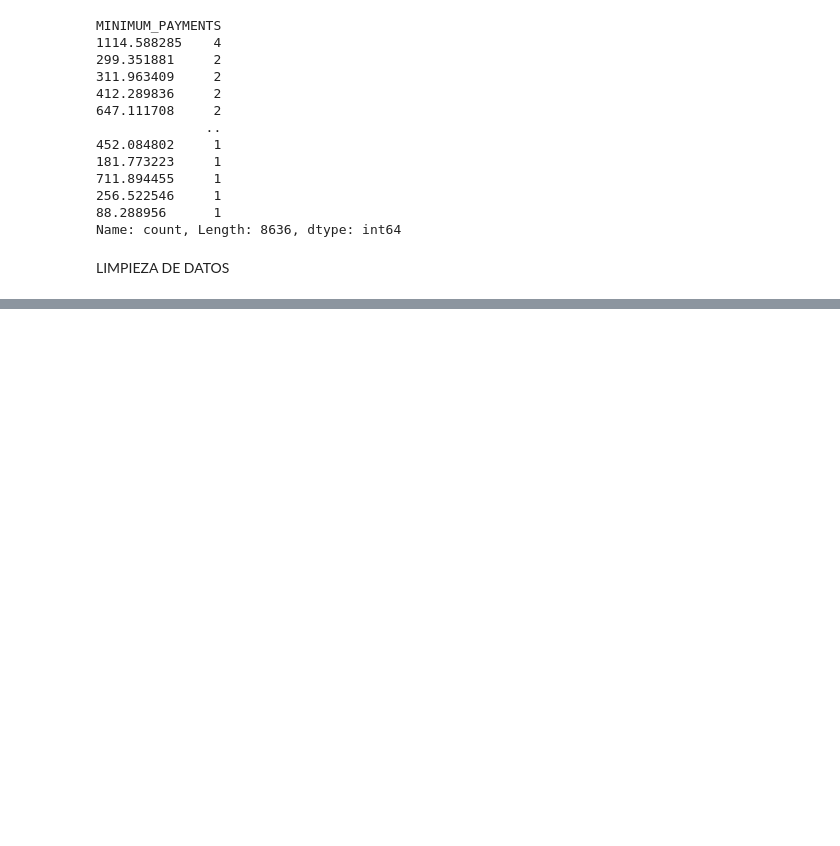
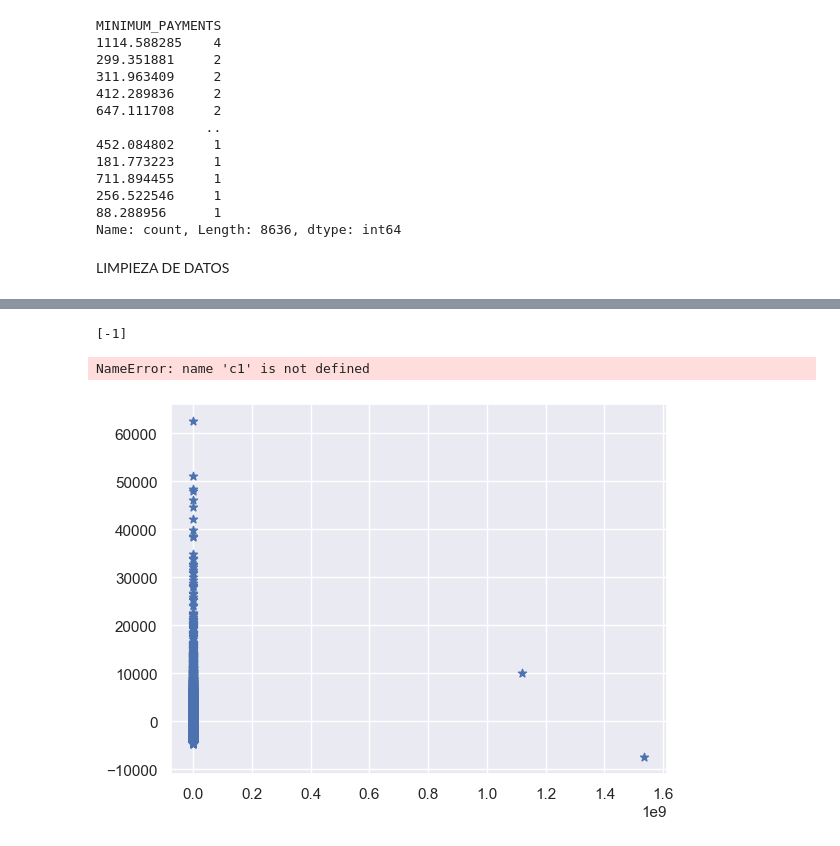
Before and after one commit to itsmemanuu/Lab01BI, a Jupyter notebook: LAB01.ipynb, the cells around one changed output, grey strips where cells are left out. Drawn from its saved outputs; the diff is of its cells as text; code cells hidden in the pictures; blank space fills up the shorter version.

```diff
--- a/LAB01.ipynb
+++ b/LAB01.ipynb
@@ -558,0 +610,23 @@ print(dataframe_alpes)
+# %%
+
+from sklearn.decomposition import PCA
+#SE va
+dbscan=DBSCAN(eps=3, min_samples=5).fit(dataframe_alpes)
+labels=dbscan.labels_
+print(np.unique(labels))
+#GRafica de los clusters
+pca=PCA(n_components=3).fit(dataframe_alpes)
+pca_2d=pca.transform(dataframe_alpes)
+for i in range(0, pca_2d.shape[0]):
+    if dbscan.labels_[i]==0:
+        c1=plt.scatter(pca_2d[i,0], pca_2d[i,1], c='r', marker='+')
+    elif dbscan.labels_[i]==1:
+        c2=plt.scatter(pca_2d[i,0], pca_2d[i,1], c='g', marker='o')
+    elif dbscan.labels_[i]==-1:
+        c3=plt.scatter(pca_2d[i,0], pca_2d[i,1], c='b', marker='*')
+plt.legend([c1, c2, c3], ['Cluster 1', 'Cluster 2', 'Noise'])
+plt.title('DBSCAN encuentra 2 clusters y ruido')
+# %% [output]
+[-1]
+NameError: name 'c1' is not defined
+[figure, added]
```
Also changed, not shown: parts of 16 cells of this notebook.
